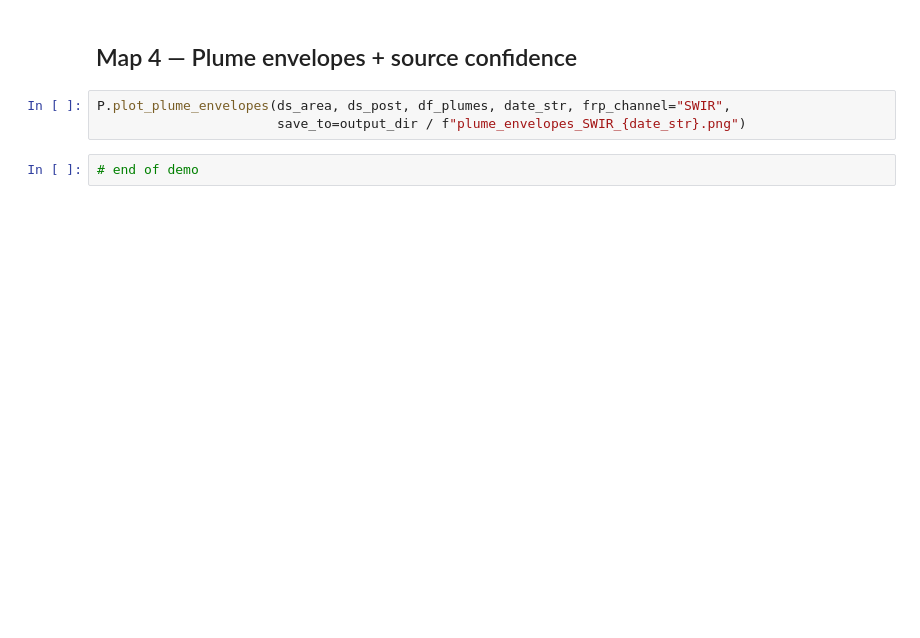
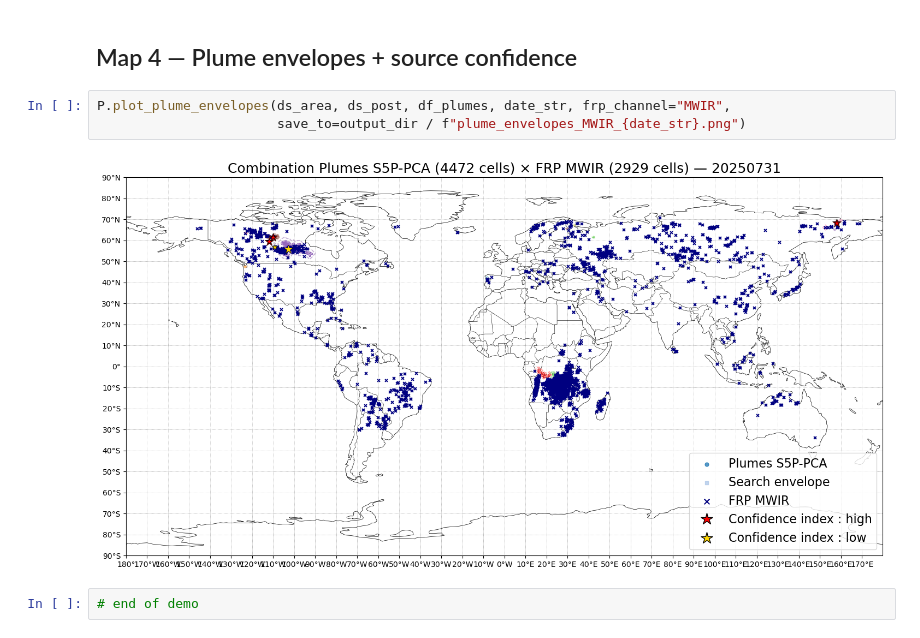
Before and after one commit to hygeos/wekeo_combined_chain, a Jupyter notebook: notebooks/demo.ipynb, the cells around one changed output. Drawn from its saved outputs; the diff is of its cells as text; blank space fills up the shorter version.

```diff
--- a/notebooks/demo.ipynb
+++ b/notebooks/demo.ipynb
@@ -154,7 +138,9 @@ P.plot_fire_score_pixel(ds_area, ds_post, date_str, band="MWIR",
 # %% [markdown]
 ## Map 4 — Plume envelopes + source confidence
 # %%
-P.plot_plume_envelopes(ds_area, ds_post, df_plumes, date_str, frp_channel="SWIR",
-                       save_to=output_dir / f"plume_envelopes_SWIR_{date_str}.png")
+P.plot_plume_envelopes(ds_area, ds_post, df_plumes, date_str, frp_channel="MWIR",
+                       save_to=output_dir / f"plume_envelopes_MWIR_{date_str}.png")
+# %% [output]
+[figure, added]
 # %%
 # end of demo
```
Also changed, not shown: parts of 7 cells of this notebook.
